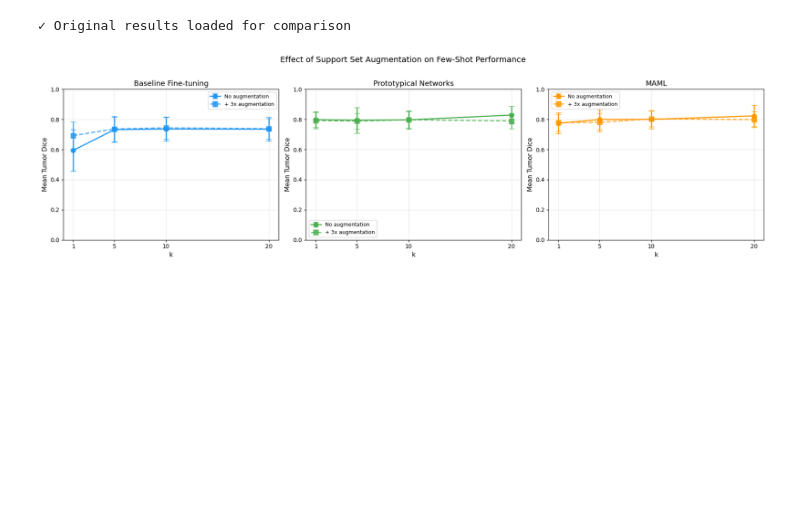
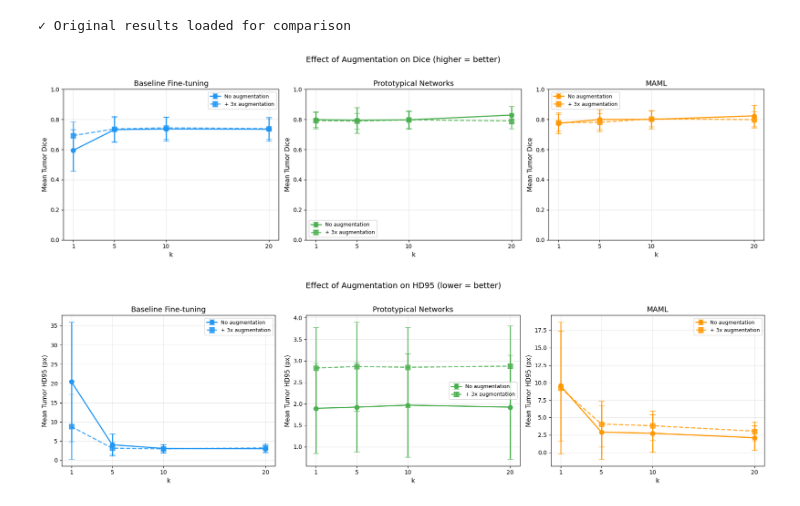
Before and after one commit to sherwinvahidi/UNet-FewShot, a Jupyter notebook: notebooks/6_augmentation_ablation.ipynb, the cells around one changed output. Drawn from its saved outputs; the diff is of its cells as text; code cells hidden in the pictures; blank space fills up the shorter version.

```diff
--- a/notebooks/6_augmentation_ablation.ipynb
+++ b/notebooks/6_augmentation_ablation.ipynb
@@ -115,7 +115,7 @@ for k in Config.K_SHOT_VALUES:
     print(f"Baseline + Aug: k={k} ({AUGMENT_FACTOR}x augmentation)")
     print(f"{'='*50}")
 
-    dice_scores = kshot_augmented_finetune_eval(
+    dice_scores, hd95_scores = kshot_augmented_finetune_eval(
         pretrained_model=baseline_model,
         sampler=samplers[k],
         device=Config.DEVICE,
@@ -123,14 +123,16 @@ for k in Config.K_SHOT_VALUES:
         finetune_steps=10,
         n_episodes=N_EPISODES,
         augment_factor=AUGMENT_FACTOR,
+        compute_hd95=True,
     )
 
     baseline_aug_results[k] = {
         'mean': float(np.mean(dice_scores)),
         'std': float(np.std(dice_scores)),
+        'hd95_mean': float(np.nanmean(hd95_scores)),
+        'hd95_std': float(np.nanstd(hd95_scores)),
     }
 
-# Save
 save_kshot_results(baseline_aug_results, Config.RESULTS_DIR, 'baseline_aug_kshot_results.json')
 # %% [output]
 ==================================================
@@ -160,17 +162,20 @@ if proto_model is not None:
         print(f"Prototypical + Aug: k={k} ({AUGMENT_FACTOR}x augmentation)")
         print(f"{'='*50}")
 
-        dice_scores = kshot_augmented_prototypical_eval(
+        dice_scores, hd95_scores = kshot_augmented_prototypical_eval(
             proto_model=proto_model,
             sampler=samplers[k],
             device=Config.DEVICE,
             n_episodes=N_EPISODES,
             augment_factor=AUGMENT_FACTOR,
+            compute_hd95=True,
         )
 
         proto_aug_results[k] = {
             'mean': float(np.mean(dice_scores)),
             'std': float(np.std(dice_scores)),
+            'hd95_mean': float(np.nanmean(hd95_scores)),
+            'hd95_std': float(np.nanstd(hd95_scores)),
         }
 
     save_kshot_results(proto_aug_results, Config.RESULTS_DIR, 'proto_aug_kshot_results.json')
@@ -203,7 +208,7 @@ for k in Config.K_SHOT_VALUES:
     print(f"MAML + Aug: k={k} ({AUGMENT_FACTOR}x augmentation)")
     print(f"{'='*50}")
 
-    dice_scores = kshot_augmented_maml_eval(
+    dice_scores, hd95_scores = kshot_augmented_maml_eval(
         maml_model=maml_model,
         sampler=samplers[k],
         device=Config.DEVICE,
@@ -211,11 +216,14 @@ for k in Config.K_SHOT_VALUES:
         num_inner_steps=5,
         n_episodes=N_EPISODES,
         augment_factor=AUGMENT_FACTOR,
+        compute_hd95=True,
     )
 
     maml_aug_results[k] = {
         'mean': float(np.mean(dice_scores)),
         'std': float(np.std(dice_scores)),
+        'hd95_mean': float(np.nanmean(hd95_scores)),
+        'hd95_std': float(np.nanstd(hd95_scores)),
     }
 
 save_kshot_results(maml_aug_results, Config.RESULTS_DIR, 'maml_aug_kshot_results.json')
@@ -247,7 +255,7 @@ print("✓ Original results loaded for comparison")
 # %% [output]
 ✓ Original results loaded for comparison
 # %%
-# CELL 8: Comparison Charts — Each Method: Original vs Augmented
+# CELL 8: Comparison Charts — Each Method: Original vs Augmented (Dice + HD95)
 k_values = Config.K_SHOT_VALUES
 
 methods = [
@@ -256,43 +264,85 @@ methods = [
     ('MAML', maml_orig, maml_aug_results, '#FF9800'),
 ]
 
+# ── Dice comparison ──
 fig, axes = plt.subplots(1, 3, figsize=(18, 5))
 
 for ax, (name, orig, aug, color) in zip(axes, methods):
-
     if orig is None or not aug:
         ax.set_title(f'{name}\n(results not available)')
         ax.axis('off')
         continue
 
-    # Original
     orig_means = [orig[str(k)]['mean'] for k in k_values]
     orig_stds = [orig[str(k)]['std'] for k in k_values]
     ax.errorbar(k_values, orig_means, yerr=orig_stds, marker='o', capsize=5,
                 linewidth=2, markersize=8, color=color, label='No augmentation',
                 linestyle='-')
 
-    # Augmented
     aug_means = [aug[k]['mean'] for k in k_values]
     aug_stds = [aug[k]['std'] for k in k_values]
     ax.errorbar(k_values, aug_means, yerr=aug_stds, marker='s', capsize=5,
                 linewidth=2, markersize=8, color=color, label=f'+ {AUGMENT_FACTOR}x augmentation',
                 linestyle='--', alpha=0.8)
 
     ax.set_xlabel('k', fontsize=11)
     ax.set_ylabel('Mean Tumor Dice', fontsize=11)
     ax.set_title(name, fontsize=13)
     ax.set_xticks(k_values)
     ax.grid(True, alpha=0.3)
     ax.set_ylim(0, 1)
     ax.legend(fontsize=9)
 
-plt.suptitle('Effect of Support Set Augmentation on Few-Shot Performance',
+plt.suptitle('Effect of Augmentation on Dice (higher = better)',
              fontsize=14, y=1.02)
 plt.tight_layout()
-plt.savefig(os.path.join(Config.RESULTS_DIR, 'augmentation_ablation_all.png'),
+plt.savefig(os.path.join(Config.RESULTS_DIR, 'augmentation_ablation_dice.png'),
             dpi=150, bbox_inches='tight')
 plt.show()
+
+# ── HD95 comparison ──
+fig, axes = plt.subplots(1, 3, figsize=(18, 5))
+
+for ax, (name, orig, aug, color) in zip(axes, methods):
+    if orig is None or not aug:
+        ax.set_title(f'{name}\n(results not available)')
+        ax.axis('off')
+        continue
+
+    has_hd95_orig = 'hd95_mean' in orig[str(k_values[0])]
+    has_hd95_aug = 'hd95_mean' in aug[k_values[0]]
+
+    if not has_hd95_orig or not has_hd95_aug:
+        ax.set_title(f'{name}\n(HD95 not available)')
+        ax.axis('off')
+        continue
+
+    orig_means = [orig[str(k)]['hd95_mean'] for k in k_values]
+    orig_stds = [orig[str(k)]['hd95_std'] for k in k_values]
+    ax.errorbar(k_values, orig_means, yerr=orig_stds, marker='o', capsize=5,
+                linewidth=2, markersize=8, color=color, label='No augmentation',
+                linestyle='-')
+
+    aug_means = [aug[k]['hd95_mean'] for k in k_values]
+    aug_stds = [aug[k]['hd95_std'] for k in k_values]
+    ax.errorbar(k_values, aug_means, yerr=aug_stds, marker='s', capsize=5,
+                linewidth=2, markersize=8, color=color, label=f'+ {AUGMENT_FACTOR}x augmentation',
+                linestyle='--', alpha=0.8)
+
+    ax.set_xlabel('k', fontsize=11)
+    ax.set_ylabel('Mean Tumor HD95 (px)', fontsize=11)
+    ax.set_title(name, fontsize=13)
+    ax.set_xticks(k_values)
+    ax.grid(True, alpha=0.3)
+    ax.legend(fontsize=9)
+
+plt.suptitle('Effect of Augmentation on HD95 (lower = better)',
+             fontsize=14, y=1.02)
+plt.tight_layout()
+plt.savefig(os.path.join(Config.RESULTS_DIR, 'augmentation_ablation_hd95.png'),
+            dpi=150, bbox_inches='tight')
+plt.show()
 # %% [output]
-[figure, old version]
+[figure, new version]
+[figure, added]
 # %%
```
Also changed, not shown: parts of 4 cells of this notebook, 24 other files.
